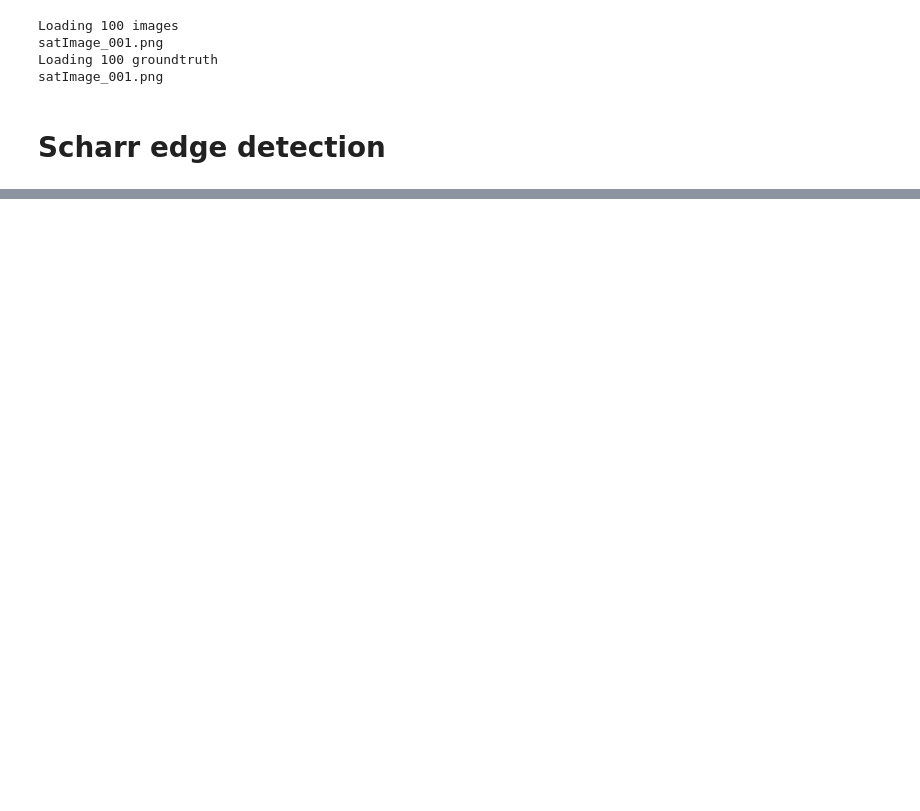
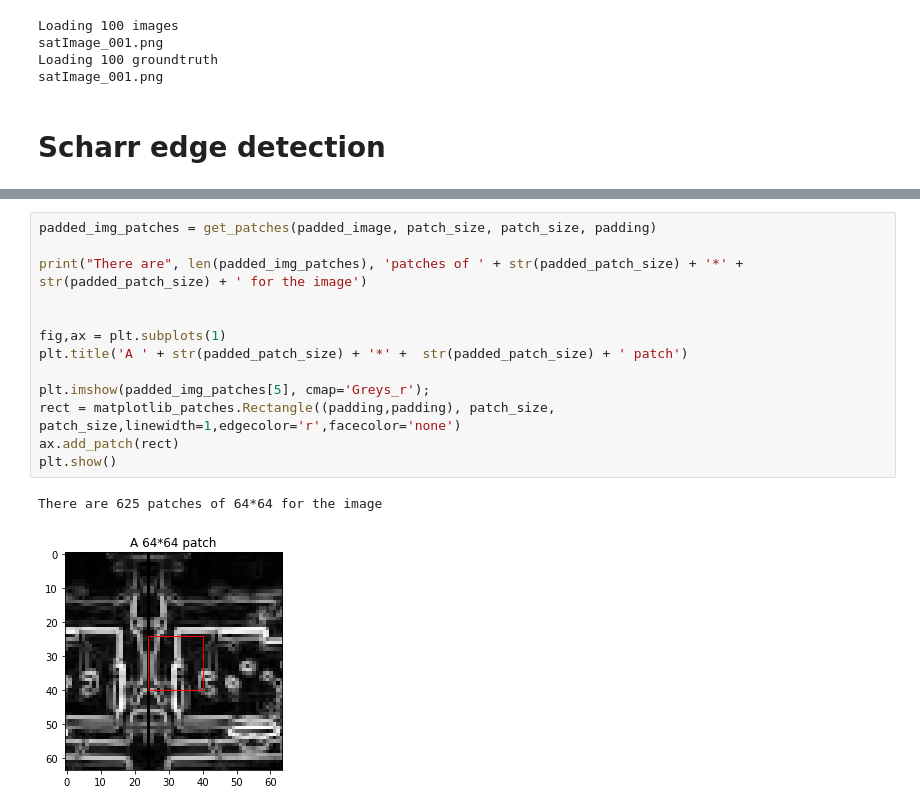
Before and after one commit to Coac/epfl-ml-projects, a Jupyter notebook: epfl-ml-project2/Santi.ipynb, the cells around one changed output, grey strips where cells are left out. Drawn from its saved outputs; the diff is of its cells as text; blank space fills up the shorter version.

```diff
--- a/epfl-ml-project2/Santi.ipynb
+++ b/epfl-ml-project2/Santi.ipynb
@@ -84,0 +154,16 @@ elevation_map.shape
+# %%
+padded_img_patches = get_patches(padded_image, patch_size, patch_size, padding)
+
+print("There are", len(padded_img_patches), 'patches of ' + str(padded_patch_size) + '*' +  str(padded_patch_size) + ' for the image')
+
+
+fig,ax = plt.subplots(1)
+plt.title('A ' + str(padded_patch_size) + '*' +  str(padded_patch_size) + ' patch')
+
+plt.imshow(padded_img_patches[5], cmap='Greys_r');
+rect = matplotlib_patches.Rectangle((padding,padding), patch_size, patch_size,linewidth=1,edgecolor='r',facecolor='none')
+ax.add_patch(rect)
+plt.show()
+# %% [output]
+There are 625 patches of 64*64 for the image
+[figure, added]
```
Also changed, not shown: parts of 38 cells of this notebook, 2 other files.
